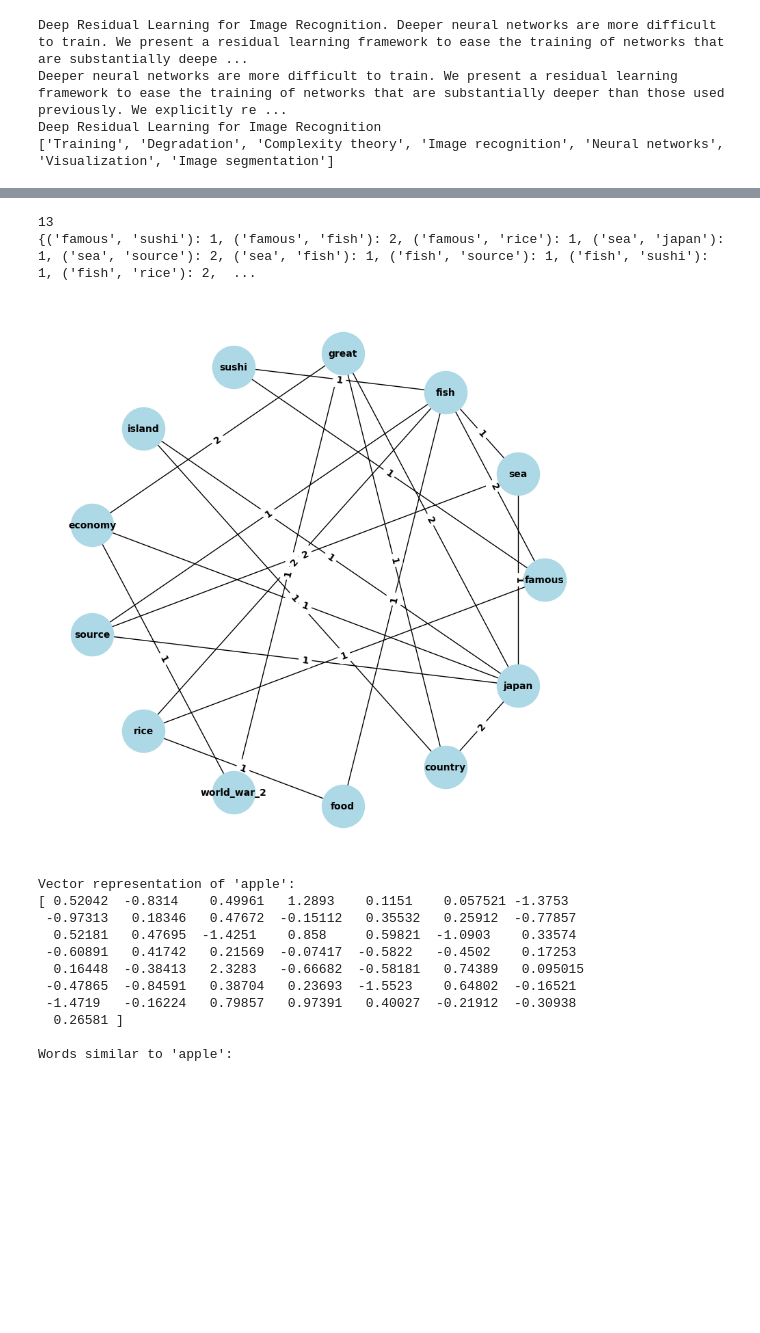
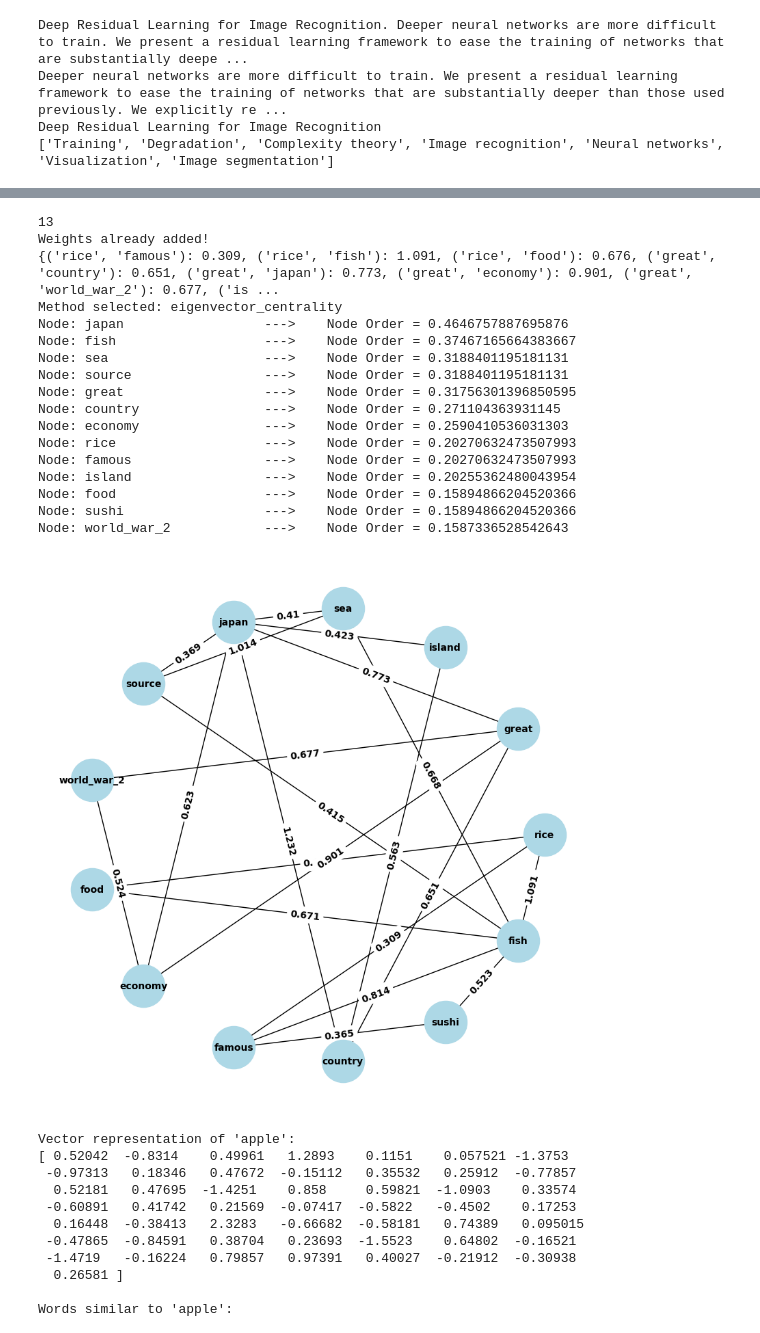
Before and after one commit to DinnoKoluh/keyword_extractor, a Jupyter notebook: main.ipynb, the cells around one changed output, grey strips where cells are left out. Drawn from its saved outputs; the diff is of its cells as text; code cells hidden in the pictures; blank space fills up the shorter version.

Commit message:
Added 6 ranking methods. Fixed issue with converting int to np.ndarray.

```diff
--- a/main.ipynb
+++ b/main.ipynb
@@ -88,16 +88,34 @@ for phrase in doc._.phrases:
 # %%
 print(len(ke.unique_tokens))
 labels = nx.get_edge_attributes(ke.graph,'weight')
-# ke.add_we_weights()
+ke.add_we_weights()
+#labels = nx.get_edge_attributes(ke.graph,'weight')
+
 # print(ke.graph.edges)
 print(labels)
-
-# ke.order_nodes()
+methods = {1: "degree_centrality", 2: "betweenness_centrality", 3:"eigenvector_centrality", 4:"pagerank", \
+           5:"closeness_centrality", 6:"katz_centrality", }
+ke.order_nodes(method=methods[3])
 ke.visualize_graph()
 # %% [output]
 13
-{('famous', 'sushi'): 1, ('famous', 'fish'): 2, ('famous', 'rice'): 1, ('sea', 'japan'): 1, ('sea', 'source'): 2, ('sea', 'fish'): 1, ('fish', 'source'): 1, ('fish', 'sushi'): 1, ('fish', 'rice'): 2,  ...
+Weights already added!
+{('rice', 'famous'): 0.309, ('rice', 'fish'): 1.091, ('rice', 'food'): 0.676, ('great', 'country'): 0.651, ('great', 'japan'): 0.773, ('great', 'economy'): 0.901, ('great', 'world_war_2'): 0.677, ('is ...
+Method selected: eigenvector_centrality
+Node: japan                  --->    Node Order = 0.4646757887695876
+Node: fish                   --->    Node Order = 0.37467165664383667
+Node: sea                    --->    Node Order = 0.3188401195181131
+Node: source                 --->    Node Order = 0.3188401195181131
+Node: great                  --->    Node Order = 0.31756301396850595
+Node: country                --->    Node Order = 0.271104363931145
+Node: economy                --->    Node Order = 0.2590410536031303
+Node: rice                   --->    Node Order = 0.20270632473507993
+Node: famous                 --->    Node Order = 0.20270632473507993
+Node: island                 --->    Node Order = 0.20255362480043954
+Node: food                   --->    Node Order = 0.15894866204520366
+Node: sushi                  --->    Node Order = 0.15894866204520366
+Node: world_war_2            --->    Node Order = 0.1587336528542643
-[figure, old version]
+[figure, new version]
 # %%
 print(abstracts[0])
 print(keywords[0])
```
Also changed, not shown: parts of 1 cell of this notebook, 1 other file.
